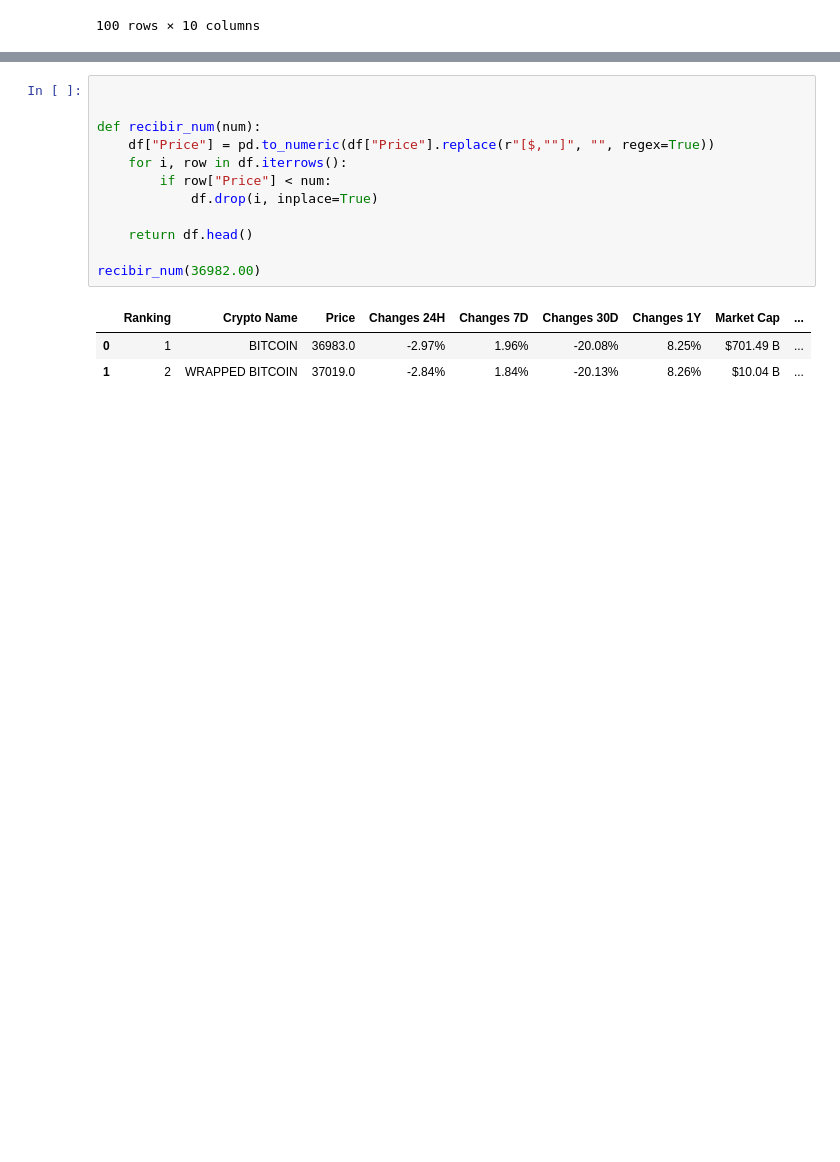
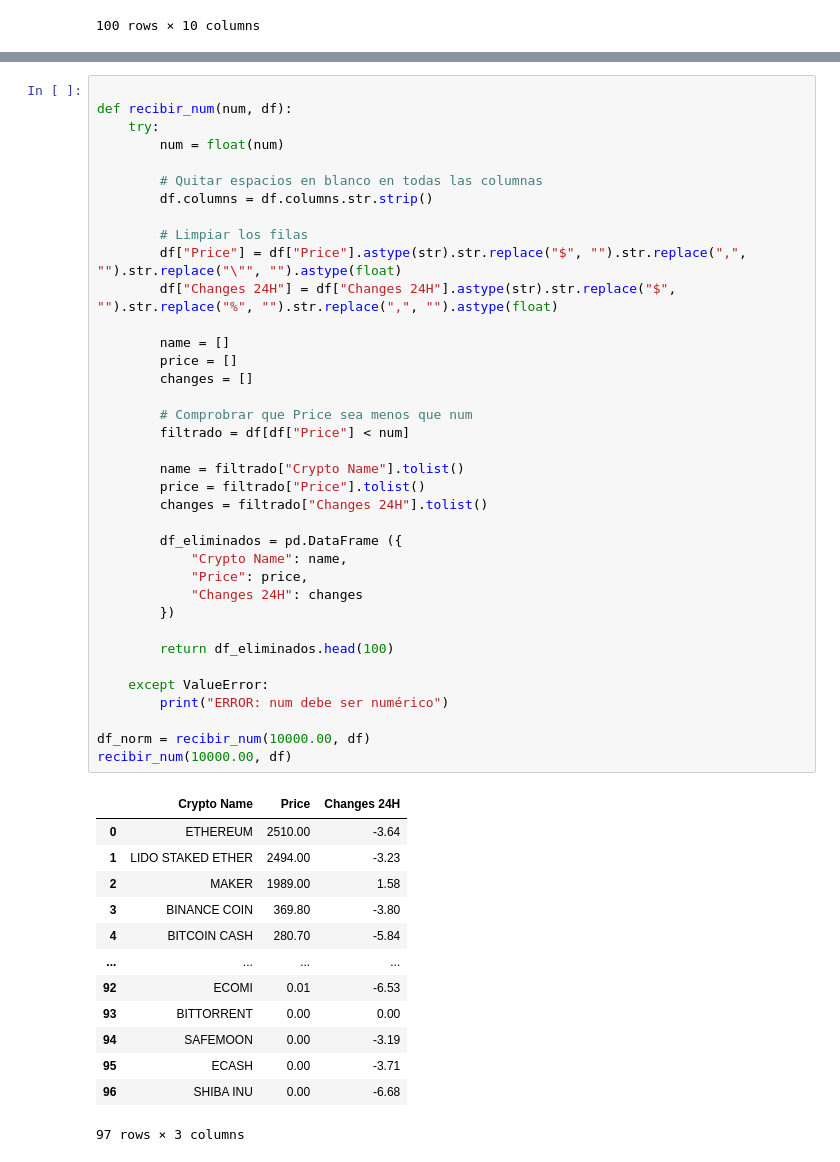
Before and after one commit to pablop11/CE_IABD, a Jupyter notebook: PIA/UNIDAD2/Actividades/Actividad2_10/Actividad2_10.ipynb, the cells around one changed output, grey strips where cells are left out. Cells and saved outputs as stored; diff of their text form; blank space fills up the shorter version.

```diff
--- a/PIA/UNIDAD2/Actividades/Actividad2_10/Actividad2_10.ipynb
+++ b/PIA/UNIDAD2/Actividades/Actividad2_10/Actividad2_10.ipynb
@@ -50,16 +33,51 @@ df.head(1000)
-# %%
-
-
-def recibir_num(num):
-    df["Price"] = pd.to_numeric(df["Price"].replace(r"[$,""]", "", regex=True))
-    for i, row in df.iterrows():
-        if row["Price"] < num:
-            df.drop(i, inplace=True)
-
-    return df.head()
-
-recibir_num(36982.00)
-# %% [output]
-|  | Ranking | Crypto Name | Price | Changes 24H | Changes 7D | Changes 30D | Changes 1Y | Market Cap | ... |
-| 0 | 1 | BITCOIN | 36983.0 | -2.97% | 1.96% | -20.08% | 8.25% | $701.49 B | ... |
-| 1 | 2 | WRAPPED BITCOIN | 37019.0 | -2.84% | 1.84% | -20.13% | 8.26% | $10.04 B | ... |
+# %%
+
+def recibir_num(num, df):
+    try:
+        num = float(num)
+
+        # Quitar espacios en blanco en todas las columnas
+        df.columns = df.columns.str.strip()
+
+        # Limpiar los filas
+        df["Price"] = df["Price"].astype(str).str.replace("$", "").str.replace(",", "").str.replace("\"", "").astype(float)
+        df["Changes 24H"] = df["Changes 24H"].astype(str).str.replace("$", "").str.replace("%", "").str.replace(",", "").astype(float)
+
+        name = []
+        price = []
+        changes = []
+
+        # Comprobrar que Price sea menos que num
+        filtrado = df[df["Price"] < num]
+
+        name = filtrado["Crypto Name"].tolist()
+        price = filtrado["Price"].tolist()
+        changes = filtrado["Changes 24H"].tolist()
+
+        df_eliminados = pd.DataFrame ({
+            "Crypto Name": name,
+            "Price": price,
+            "Changes 24H": changes
+        })
+
+        return df_eliminados.head(100)
+
+    except ValueError:
+        print("ERROR: num debe ser numérico")
+
+df_norm = recibir_num(10000.00, df)
+recibir_num(10000.00, df)
+# %% [output]
+|  | Crypto Name | Price | Changes 24H |
+| 0 | ETHEREUM | 2510.00 | -3.64 |
+| 1 | LIDO STAKED ETHER | 2494.00 | -3.23 |
+| 2 | MAKER | 1989.00 | 1.58 |
+| 3 | BINANCE COIN | 369.80 | -3.80 |
+| 4 | BITCOIN CASH | 280.70 | -5.84 |
+| ... | ... | ... | ... |
+| 92 | ECOMI | 0.01 | -6.53 |
+| 93 | BITTORRENT | 0.00 | 0.00 |
+| 94 | SAFEMOON | 0.00 | -3.19 |
+| 95 | ECASH | 0.00 | -3.71 |
+| 96 | SHIBA INU | 0.00 | -6.68 |
+97 rows × 3 columns
```
Also changed, not shown: parts of 3 cells of this notebook.
